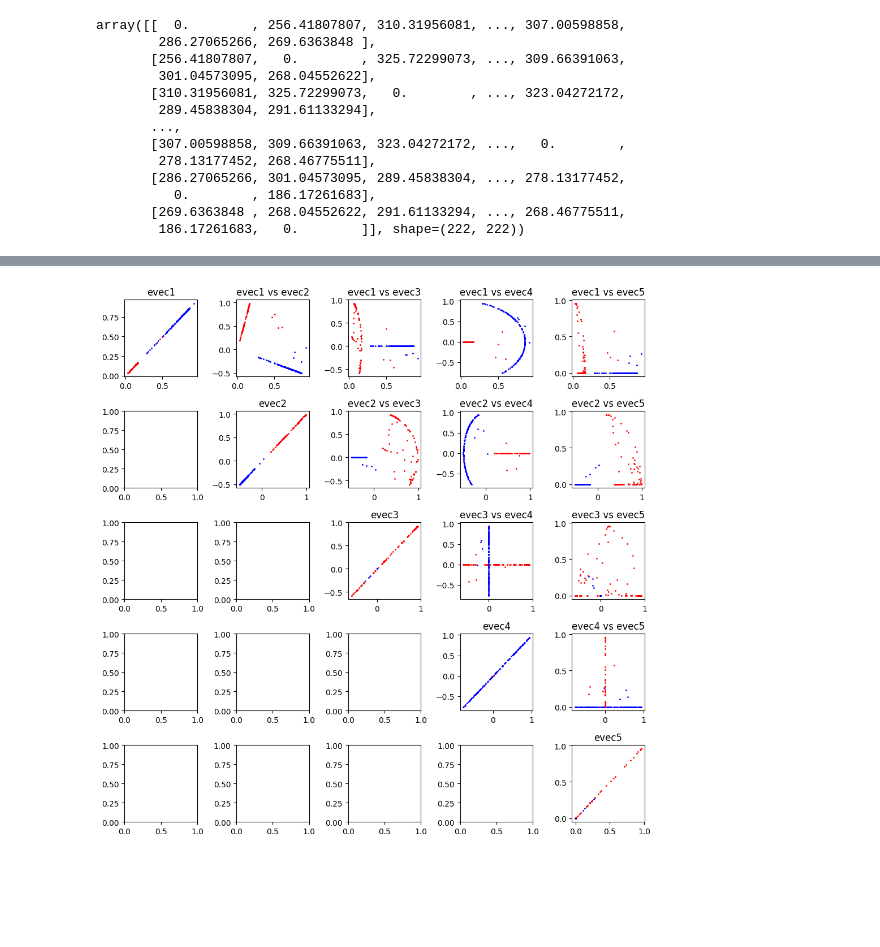
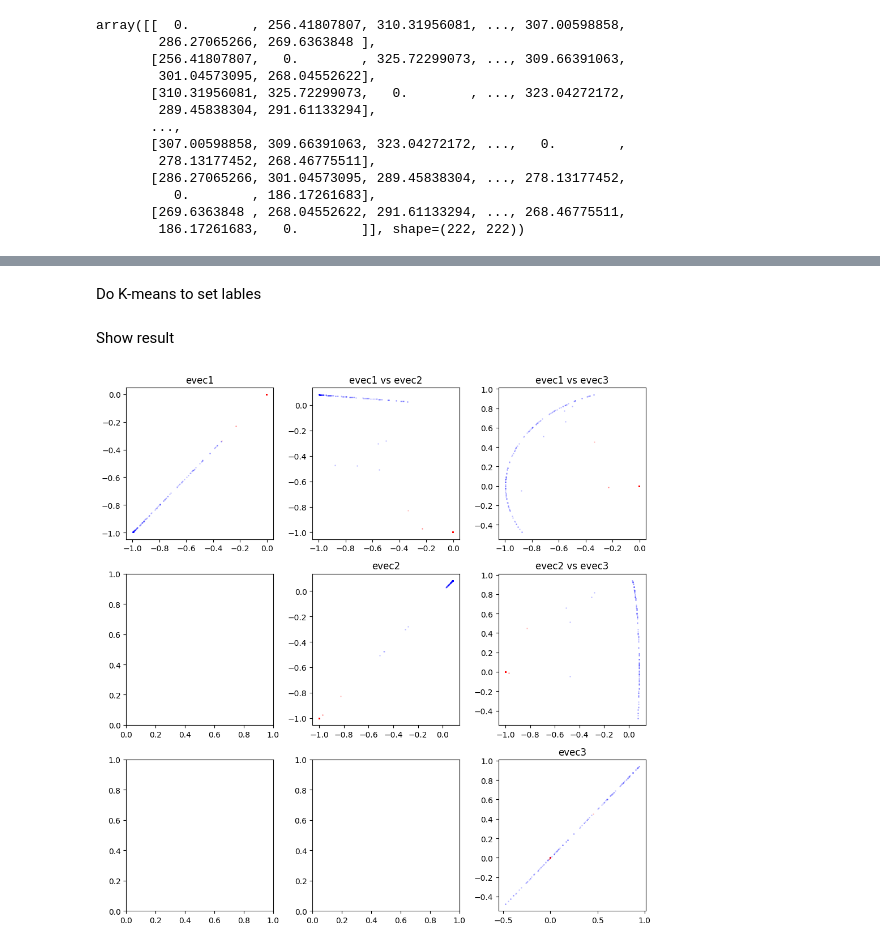
Before and after one commit to Benny0w0Liu/Data_Mining_113-2, a Jupyter notebook: Data_Mining_Final/clustering/Spectral.ipynb, the cells around one changed output, grey strips where cells are left out. Drawn from its saved outputs; the diff is of its cells as text; code cells hidden in the pictures; blank space fills up the shorter version.

```diff
--- a/Data_Mining_Final/clustering/Spectral.ipynb
+++ b/Data_Mining_Final/clustering/Spectral.ipynb
@@ -49,9 +40,16 @@ array([[  0.        , 256.41807807, 310.31956081, ..., 307.00598858,
 # %%
-k = 5 # Number of nearest neighbors
+k = 3 # Number of nearest neighbors
 S = np.zeros((n,n))
 for i in range(n):
     neighbors = np.argsort(dis[i])[1:k+1]  # Skip index 0 (self)
     for j in neighbors:
         S[i][j] = np.exp(-dis[i][j]**2 / (2 * np.median(dis[i])**2))
-S
+
+G = nx.from_numpy_array(S)
+pos = nx.spring_layout(G)
+nx.draw_networkx_nodes(G, pos, node_size=20)
+nx.draw_networkx_edges(G, pos, alpha=0.5)
+plt.title("Graph Visualization from Similarity Matrix S")
+plt.axis('off')
+plt.show()
 # %% [output]
@@ -85,6 +87,8 @@ U = U / norm
+# %% [markdown]
+Do K-means to set lables
 # %%
 max_iters=100
-tol=1e-4
+tol=1e-5
 n_samples, n_features = U.shape
 K=2 # Number of clusters(for k means)
 random_idxs = np.random.choice(n_samples, K, replace=False)
@@ -96,23 +100,23 @@ for iteration in range(max_iters):
     new_centroids = np.array([U[labels == i].mean(axis=0) if np.any(labels == i) else centroids[i] for i in range(K)])
     if np.linalg.norm(new_centroids - centroids) < tol:break
     centroids = new_centroids
+# %% [markdown]
+Show result
 # %%
 fig, axs = plt.subplots(k, k, figsize=(10, 10), constrained_layout=True)
 for p in range(k):
     for q in range(k):
         if p == q:
             axs[p, q].set_title(f'evec{p+1}')
         if p < q:
             axs[p, q].set_title(f'evec{p+1} vs evec{q+1}')
-for i in range(222):
+colors = ['red', 'blue', 'green', 'orange', 'purple']
+for i in range(n):
     for p in range(k):
         for q in range(k):
             if p <= q:
-                if labels[i] == 0:
-                    axs[p, q].scatter(U[i, p], U[i, q], c='red', s=1)
-                else:
-                    axs[p, q].scatter(U[i, p], U[i, q], c='blue', s=1)
+                axs[p, q].scatter(U[i, p], U[i, q], c=colors[labels[i]], s=1, alpha=0.15)
 plt.tight_layout()
 plt.show()
 # %% [output]
-[figure, old version]
+[figure, new version]
```
Also changed, not shown: parts of 15 cells of this notebook, 2 other files.
